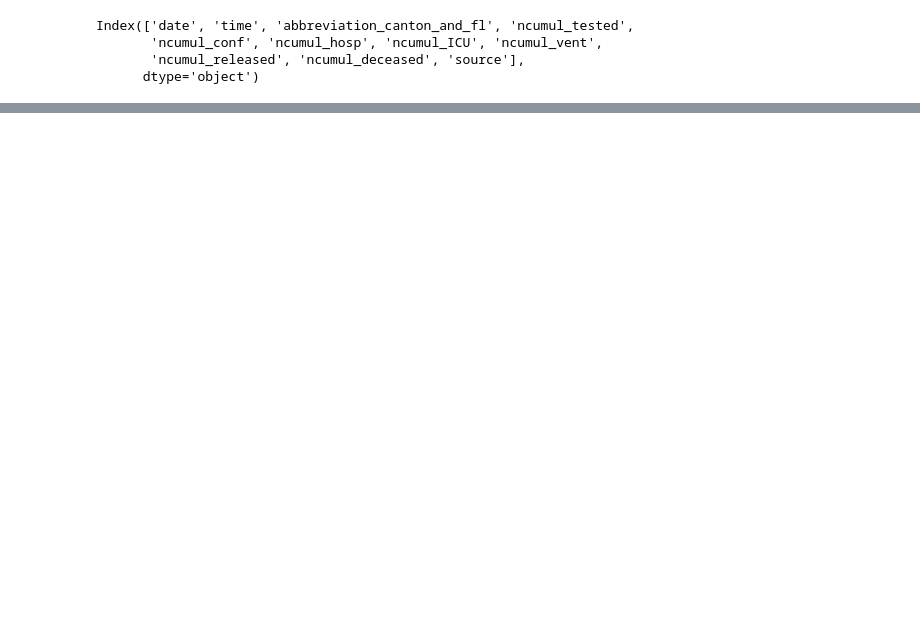
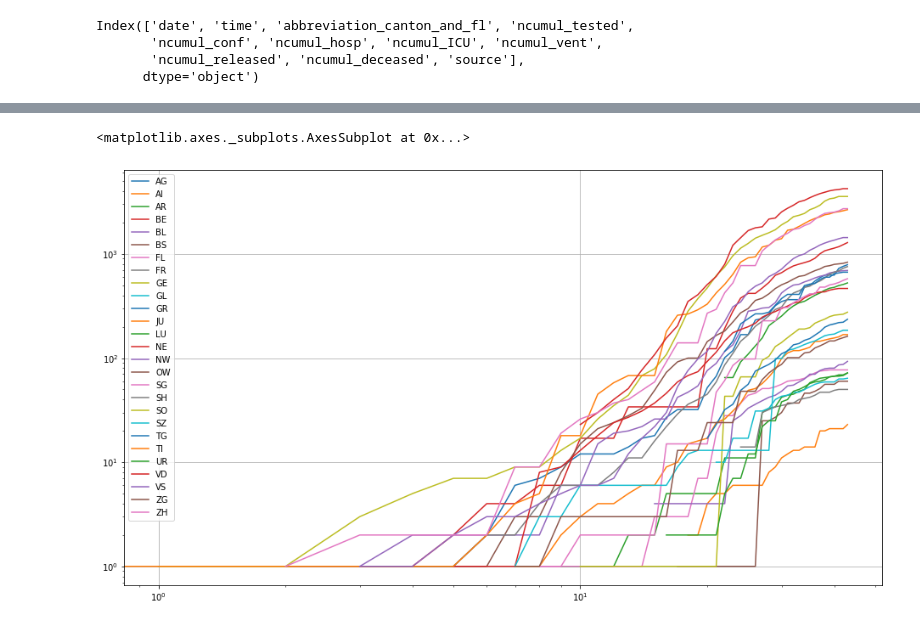
Before and after one commit to jpmieville/COVID-19_data_analyis, a Jupyter notebook: covid_19_swiss.ipynb, the cells around one changed output, grey strips where cells are left out. Drawn from its saved outputs; the diff is of its cells as text; code cells hidden in the pictures; blank space fills up the shorter version.

```diff
--- a/covid_19_swiss.ipynb
+++ b/covid_19_swiss.ipynb
@@ -65,0 +79,5 @@ xl_writer.close()
+# %%
+cases[cases.columns[1:-1]].plot(figsize=(16, 9), logy=True, logx=True, grid=True)
+# %% [output]
+<matplotlib.axes._subplots.AxesSubplot at 0x...>
+[figure, added]
```
Also changed, not shown: parts of 16 cells of this notebook, 1 other file.
